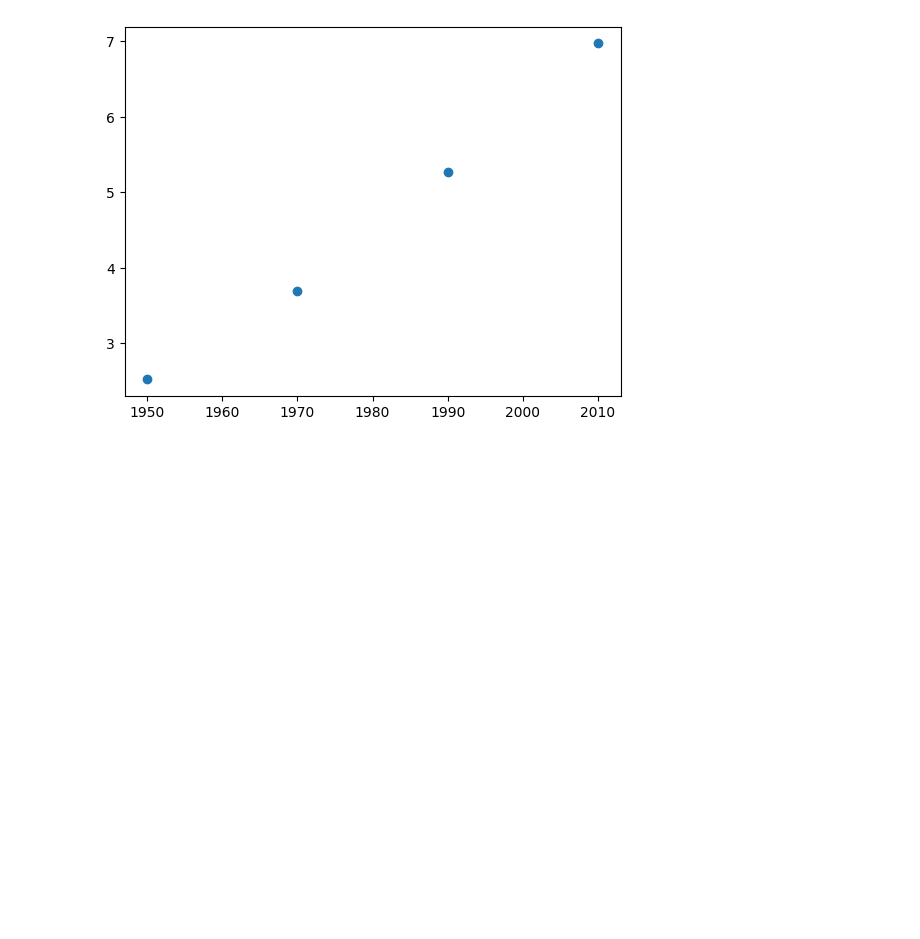
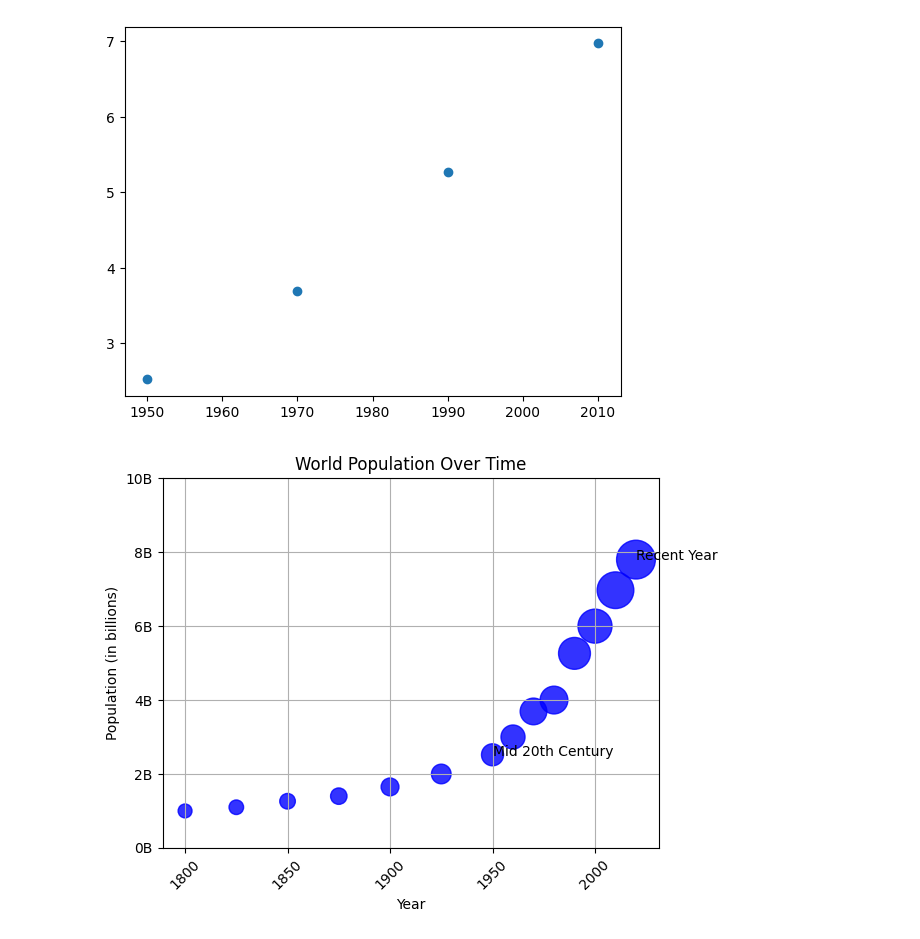
Before and after one commit to Aakriti-Dhungel/60DaysOfLearningWithLeapfrog, a Jupyter notebook: Intermediate Python/1_Matplotlib/02_scatter_plot.ipynb, the cells around one changed output. Saved outputs shown, nothing was run; the diff lists cells and outputs as text; code cells hidden in the pictures; blank space fills up the shorter version.

```diff
--- a/Intermediate Python/1_Matplotlib/02_scatter_plot.ipynb
+++ b/Intermediate Python/1_Matplotlib/02_scatter_plot.ipynb
@@ -6,3 +6,26 @@ plt.scatter(year,population) # first horizontal axis , second vertical axis
 plt.show()
 # %% [output]
 [figure]
+# %%
+import matplotlib.pyplot as plt
+
+year = [1950, 1970, 1990, 2010]
+population = [2.519,3.692,5.263,6.972] # billion
+
+year = [1800, 1825, 1850, 1875, 1900, 1925, 1960, 1980, 2000, 2020] + year
+population = [1.0, 1.1, 1.262, 1.4, 1.65, 2.0, 3.0, 4.0, 6.0, 7.8] + population
+
+plt.scatter(year, population, marker='o', c='blue', alpha=0.8, s=[p*100 for p in population])
+plt.xlabel("Year")
+plt.ylabel("Population (in billions)")
+plt.title("World Population Over Time")
+plt.grid(True)
+plt.xticks(rotation=45)
+plt.yticks([0,2,4,6,8,10], ['0B', '2B', '4B', '6B', '8B', '10B'])
+
+plt.text(1950, 2.5, 'Mid 20th Century') # plt.text(x,y,"text") - calls plt.grid
+plt.text(2020, 7.8, 'Recent Year')
+
+plt.show()
+# %% [output]
+[figure, added]
```
Also changed, not shown: 2 other files.
